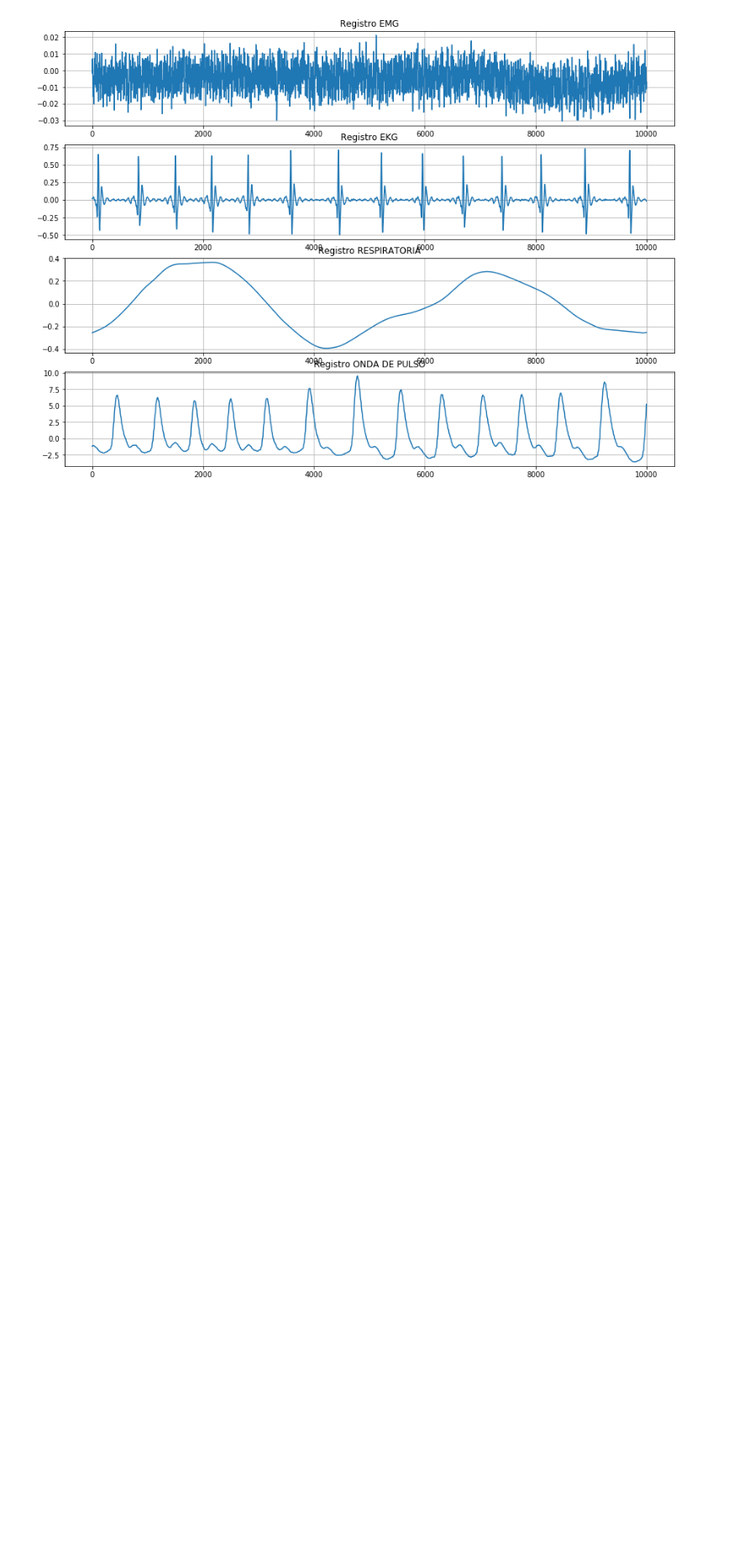
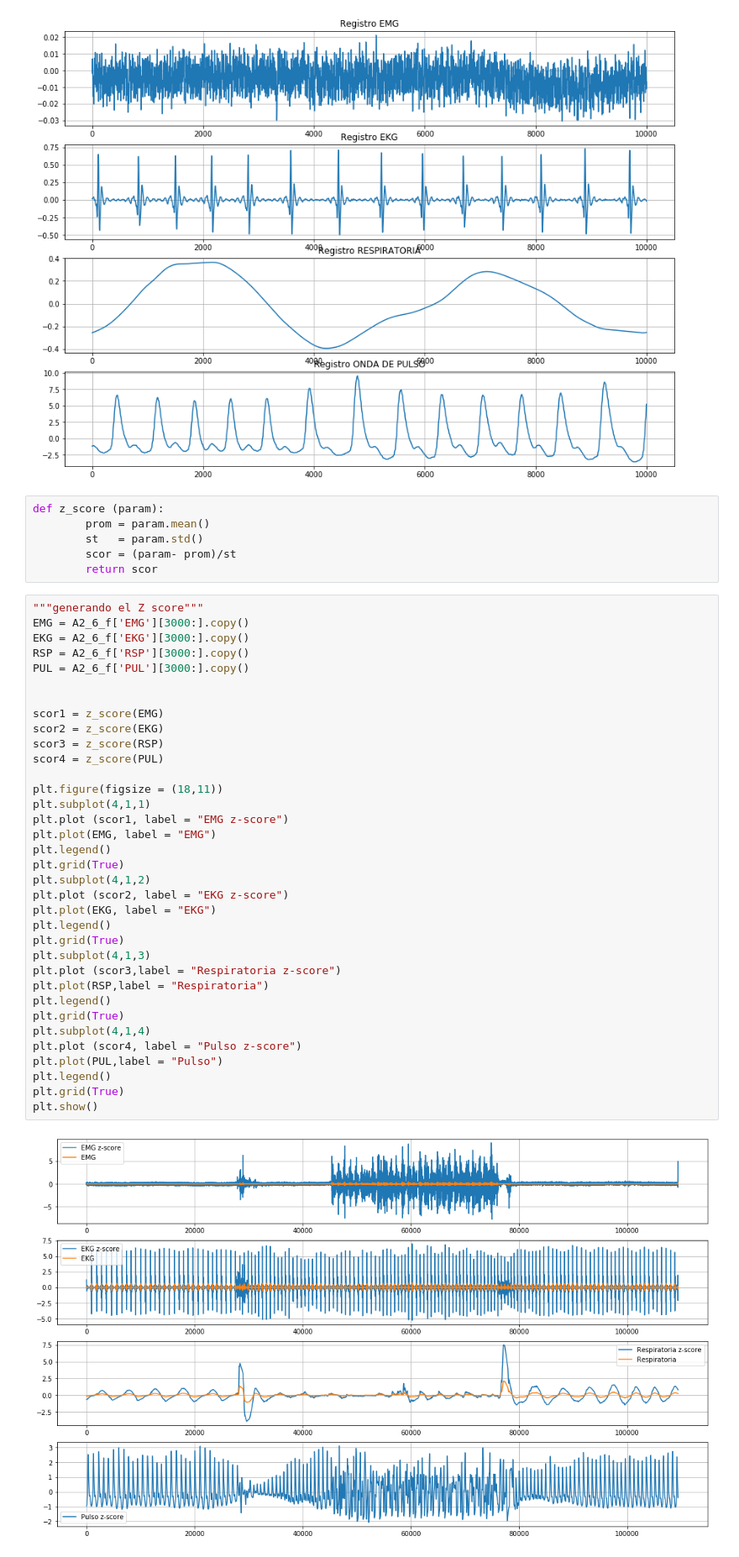
Before and after one commit to AlejandroHerrea/MCIB-19-P, a Jupyter notebook: src/Práctica 3/Práctica 3.ipynb, the cells around one changed output. Shown at 84% size. Saved outputs shown, nothing was run; the diff lists cells and outputs as text; blank space fills up the shorter version.

Commit message:
z score y -1 a 1
HOli

```diff
--- a/src/Práctica 3/Práctica 3.ipynb
+++ b/src/Práctica 3/Práctica 3.ipynb
@@ -59,3 +69,46 @@ plt.grid(True)
 plt.show()
 # %% [output]
 [figure]
+# %%
+def z_score (param):
+        prom = param.mean()
+        st   = param.std()
+        scor = (param- prom)/st
+        return scor
+# %%
+"""generando el Z score"""
+EMG = A2_6_f['EMG'][3000:].copy()
+EKG = A2_6_f['EKG'][3000:].copy()
+RSP = A2_6_f['RSP'][3000:].copy()
+PUL = A2_6_f['PUL'][3000:].copy()
+
+
+scor1 = z_score(EMG)
+scor2 = z_score(EKG)
+scor3 = z_score(RSP)
+scor4 = z_score(PUL)
+
+plt.figure(figsize = (18,11))
+plt.subplot(4,1,1)
+plt.plot (scor1, label = "EMG z-score")
+plt.plot(EMG, label = "EMG")
+plt.legend()
+plt.grid(True)
+plt.subplot(4,1,2)
+plt.plot (scor2, label = "EKG z-score")
+plt.plot(EKG, label = "EKG")
+plt.legend()
+plt.grid(True)
+plt.subplot(4,1,3)
+plt.plot (scor3,label = "Respiratoria z-score")
+plt.plot(RSP,label = "Respiratoria")
+plt.legend()
+plt.grid(True)
+plt.subplot(4,1,4)
+plt.plot (scor4, label = "Pulso z-score")
+plt.plot(PUL,label = "Pulso")
+plt.legend()
+plt.grid(True)
+plt.show()
+# %% [output]
+[figure, added]
```
Also changed, not shown: parts of 4 cells of this notebook.
